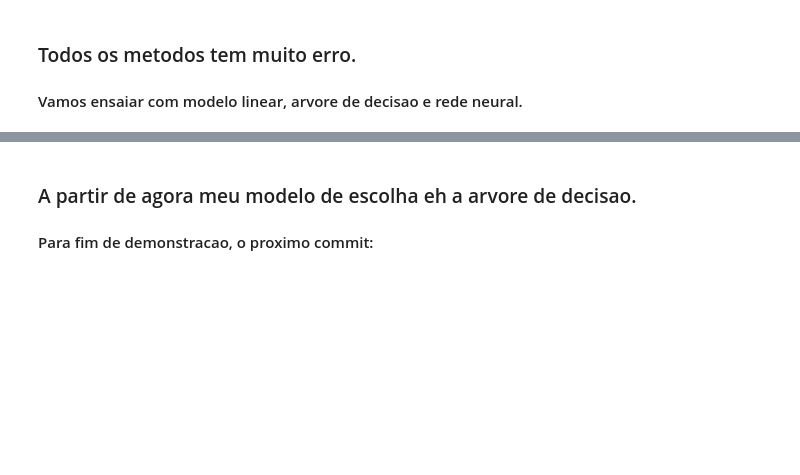
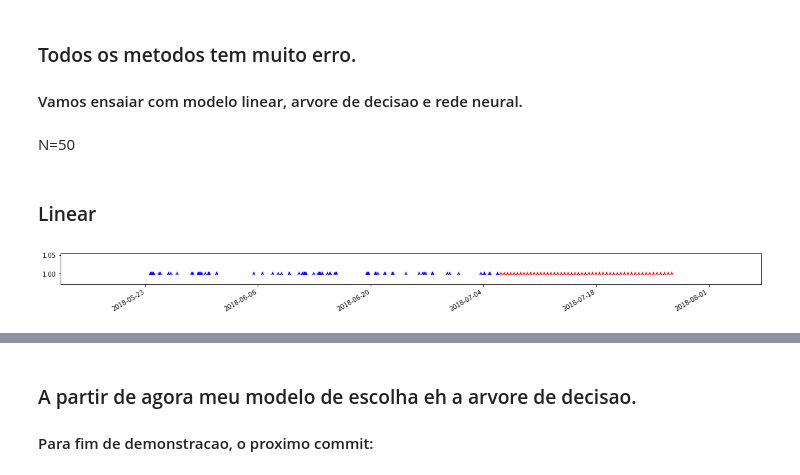
Before and after one commit to ninofabrizio/DataScience, a Jupyter notebook: T2/T2.1/PreditiveAnalysis.ipynb, the cells around one changed output, grey strips where cells are left out. Saved outputs shown, nothing was run; the diff lists cells and outputs as text; code cells hidden in the pictures; blank space fills up the shorter version.

```diff
--- a/T2/T2.1/PreditiveAnalysis.ipynb
+++ b/T2/T2.1/PreditiveAnalysis.ipynb
@@ -17,7 +17,7 @@ import os
 import base64
 import difflib
 # %%
-git = Github("leokaplan",'senha',per_page=100)
+git = Github("leokaplan",'',per_page=100)
 #print(git.get_rate_limit())
 #print(time.localtime(git.rate_limiting_resettime))
 #print(git.per_page)
@@ -212,3 +279,22 @@ metrics
 # %% [markdown]
 ### Todos os metodos tem muito erro.
 #### Vamos ensaiar com modelo linear, arvore de decisao e rede neural.
+# %% [markdown]
+N=50
+# %% [markdown]
+### Linear
+# %%
+model,metric = test(methods[0],X_train,Y_train,X_test,Y_test)
+datesk = model.predict(np.arange(0,N).reshape(-1, 1))
+vals = np.append(df['date'].values, datesk)
+fig, ax = plt.subplots(figsize=(20,1))
+da = firstdate
+dates = []
+for d in vals:
+    da += d
+    dates.append(datetime.datetime.fromtimestamp(da))
+
+ax.scatter(dates, [1]*len(dates), c=['b']*len(df)+['r']*len(datesk),marker='2', s=30)
+fig.autofmt_xdate()
+# %% [output]
+[figure, added]
```
Also changed, not shown: parts of 44 cells of this notebook.
